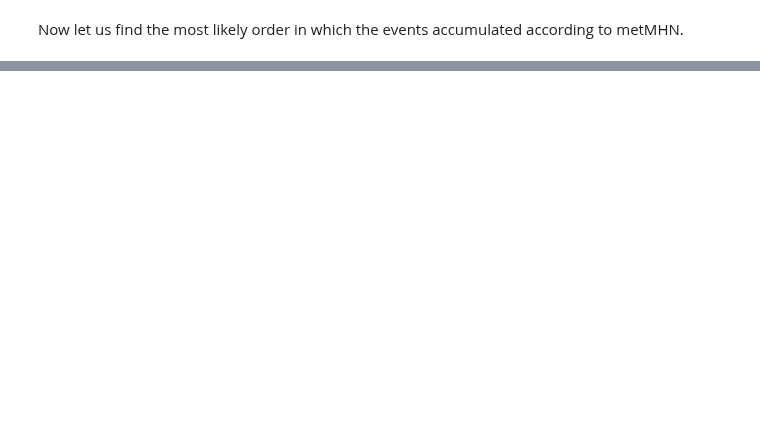
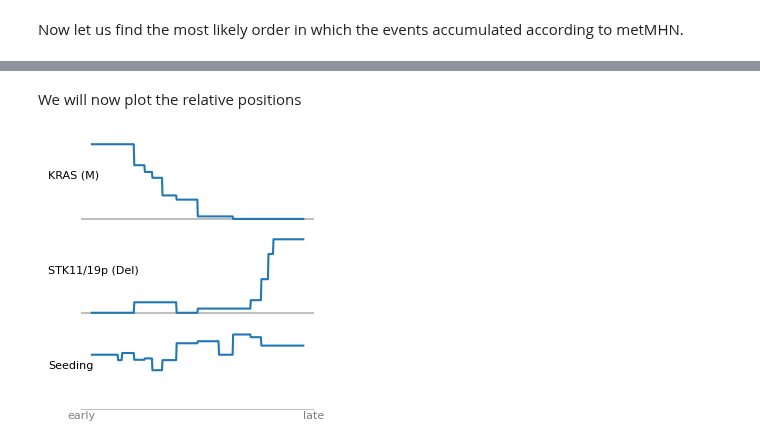
Before and after one commit to cbg-ethz/metMHN, a Jupyter notebook: examples/post_training_analyses.ipynb, the cells around one changed output, grey strips where cells are left out. Drawn from its saved outputs; the diff is of its cells as text; code cells hidden in the pictures; blank space fills up the shorter version.

```diff
--- a/examples/post_training_analyses.ipynb
+++ b/examples/post_training_analyses.ipynb
@@ -116,0 +189,7 @@ We can put in the a patient's genomic events and metMHN will compute the order i
+# %%
+seeding_event = log_theta.shape[0] - 1
+met_orders = [
+    [e//2 for e in order if (e % 2 or e == seeding_event * 2)]
+    for order in orders.values()]
+
+met_orders[:10]
@@ -116,0 +207,45 @@ We can put in the a patient's genomic events and metMHN will compute the order i
+# %% [markdown]
+We will now plot the relative positions
+# %%
+import math
+import numpy as np
+
+unit_x = math.lcm(*[i for i in range(1, max(len(o) for o in met_orders))])
+x = np.zeros((
+    len(events),
+    unit_x))
+for order in met_orders:
+    length = len(order)
+    for i, e in enumerate(order):
+        x[e, unit_x * i//length: unit_x * (i + 1)//length] += length
+# %%
+import matplotlib.pyplot as plt
+
+plot_events = [3, 9, seeding_event]
+
+f, a = plt.subplots(nrows=len(plot_events), ncols=1,
+                    figsize=(3, 3.5), sharex=True)
+
+for i, e in enumerate(plot_events):
+
+    ax = a[i]
+    ax.spines['top'].set_visible(False)
+    ax.spines['right'].set_visible(False)
+    ax.spines['bottom'].set_visible(False)
+    ax.spines['left'].set_visible(False)
+    ax.set_xticks([])
+    ax.set_yticks([])
+    ax.axhline(y=0, color='grey', alpha=0.5)
+    ax.plot(range(unit_x), x[e])
+    ax.set_ylabel(events[e], rotation=0,
+                  fontsize=8, ha="left", labelpad=24,
+                  )
+
+    ax.set_ylim(-1, ax.get_ylim()[1])
+
+_ = a[-1].text(x=a[-1].get_xlim()[0], y=a[-1].get_ylim()
+           [0], s="early", fontsize=8, color="grey", ha="center", va="top")
+_ = a[-1].text(x=a[-1].get_xlim()[1], y=a[-1].get_ylim()
+           [0], s="late", fontsize=8, color="grey", ha="center", va="top")
+# %% [output]
+[figure, added]
```
Also changed, not shown: parts of 19 cells of this notebook.
